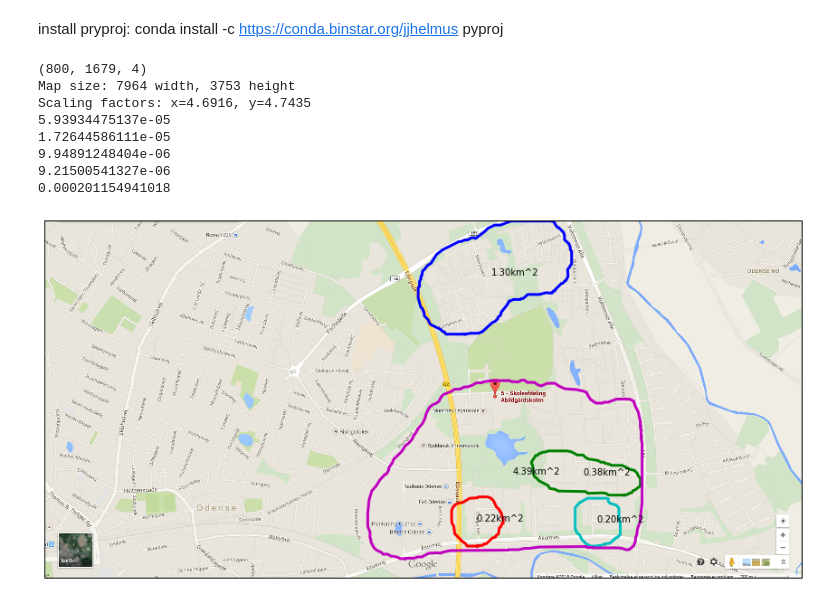
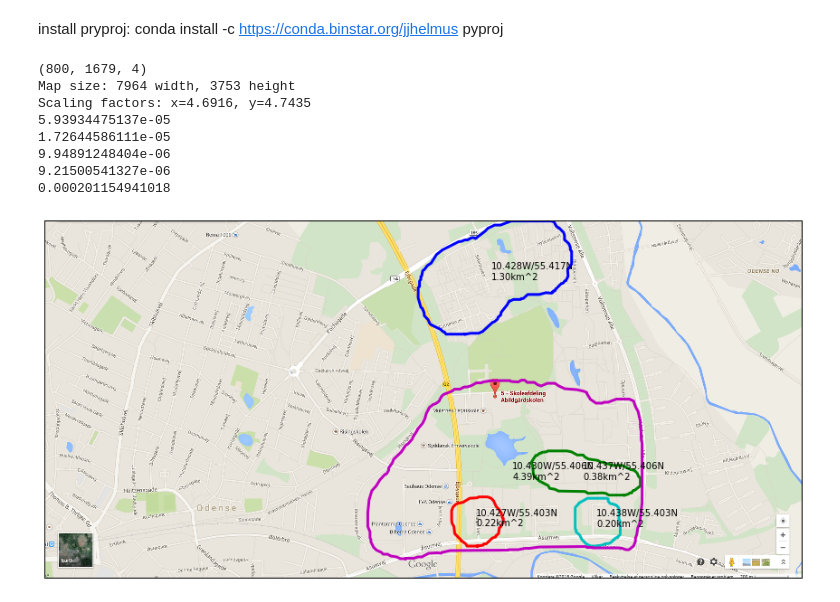
Before and after one commit to dirkhovy/chat-on-a-map, a Jupyter notebook: notebooks/vectorize_shapes.ipynb, the cells around one changed output. Cells and saved outputs as stored; diff of their text form; code cells hidden in the pictures.

```diff
--- a/notebooks/vectorize_shapes.ipynb
+++ b/notebooks/vectorize_shapes.ipynb
@@ -202,32 +202,32 @@ for file_name in ['/Users/dirkhovy/Dropbox/working/lowlands/sociolinguistics/cha
         # scale up dimensions to map size
         x, y = contour[:, 1] * x_factor, contour[:, 0] * y_factor
 
         # invert the y-axis
         y = np.abs(y - map_height)
 
         m.plot(x, y, linewidth=3)
 
         # convert to coordinates
         lng, lat = m(x, y, inverse=True)
         # cast as Polygon
         poly = Polygon(zip(lng, lat))
         #get center
         center = poly.centroid
         center_x, center_y = center.coords[0]
         xpt, ypt = m(center_x, center_y)
 
         poly_g = transform(project, poly)
         # compute area
         print  poly.area
         km2 = poly_g.area / 1000000.0
-        plt.text(xpt, ypt, '%.2fkm^2' % (km2))
+        plt.text(xpt, ypt-50, '%.3fW/%.3fN\n%.2fkm^2' % (center_x, center_y, km2))
 # %% [output]
 (800, 1679, 4)
 Map size: 7964 width, 3753 height
 Scaling factors: x=4.6916, y=4.7435
 5.93934475137e-05
 1.72644586111e-05
 9.94891248404e-06
 9.21500541327e-06
 0.000201154941018
-[figure, old version]
+[figure, new version]
```
